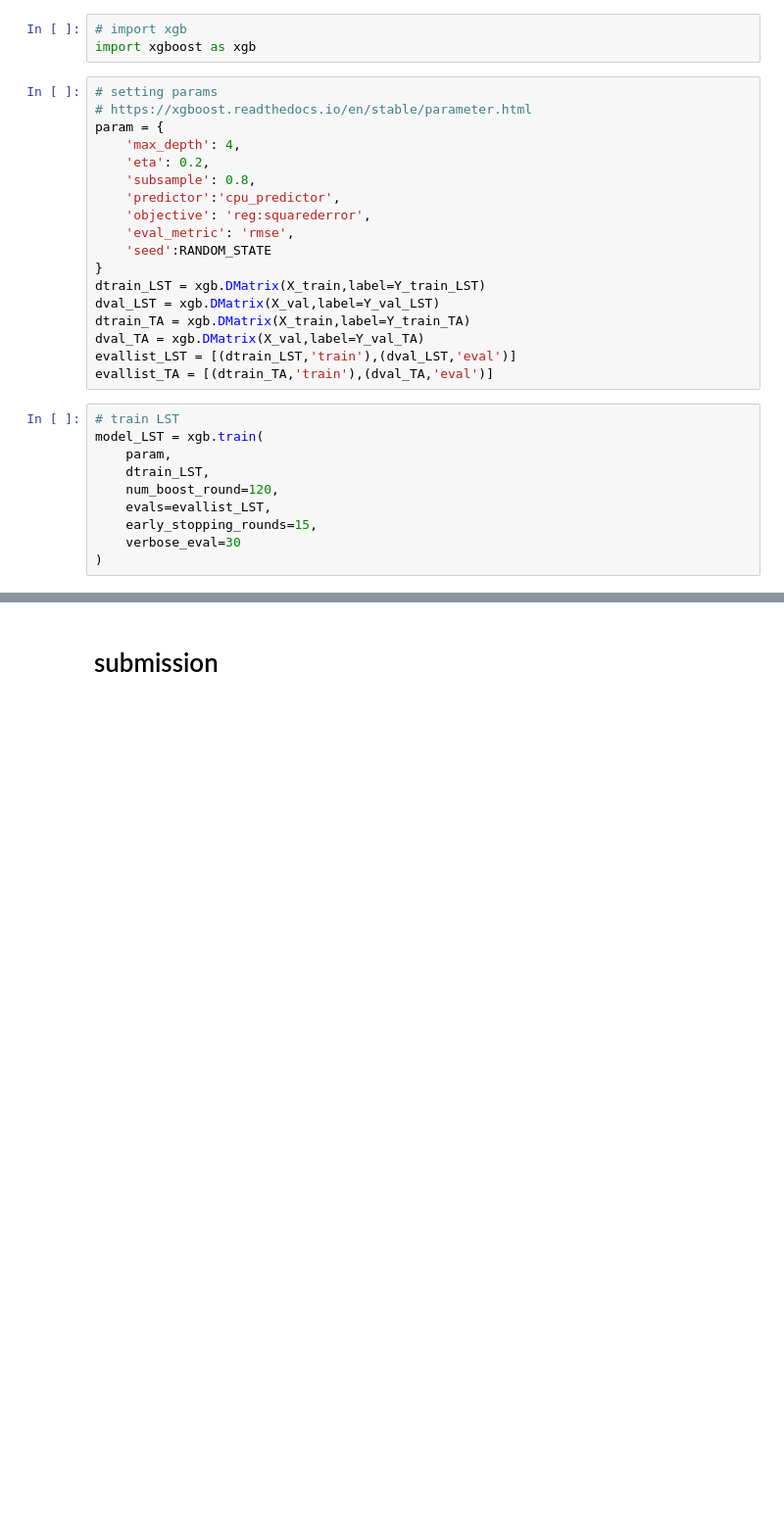
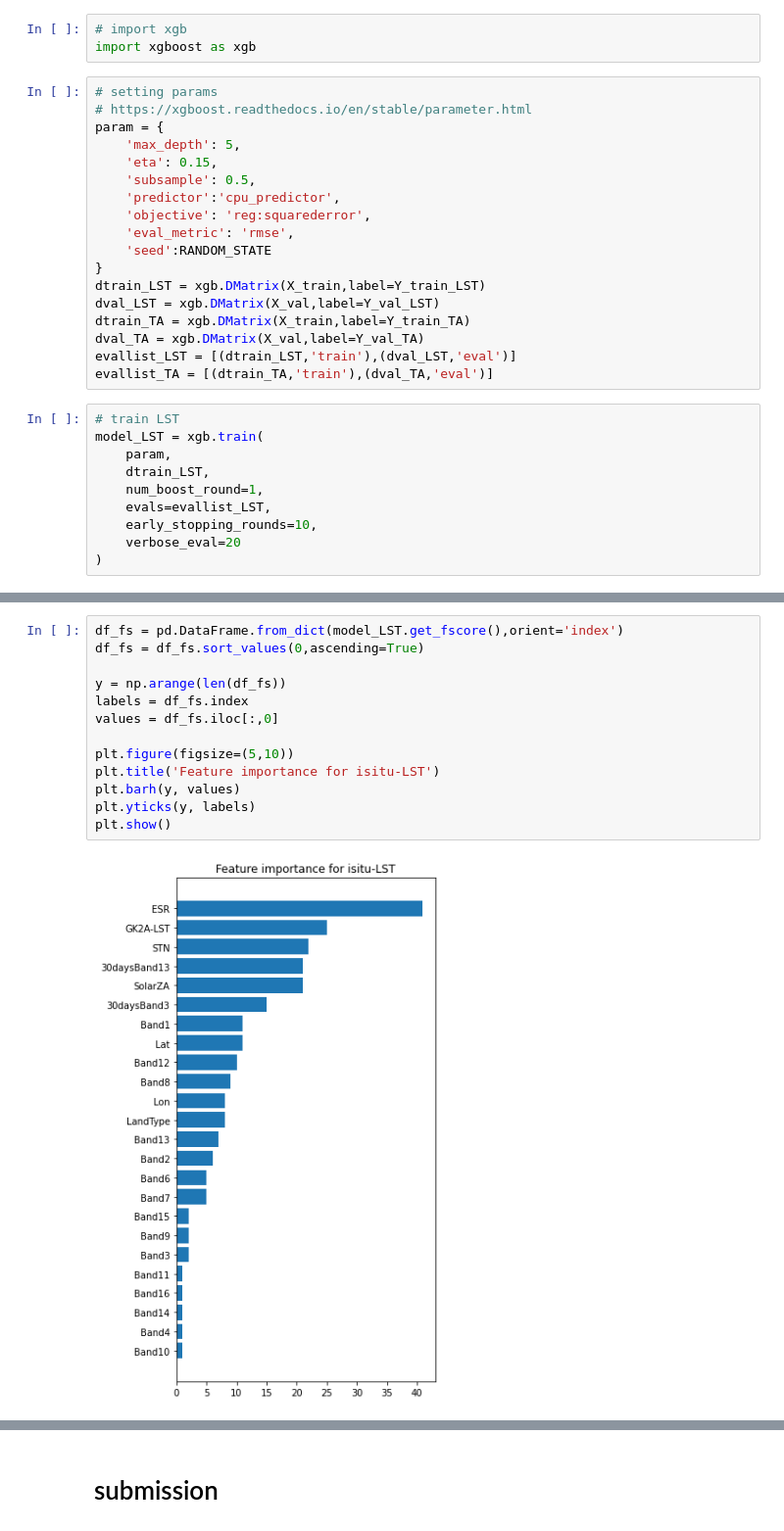
Before and after one commit to luanakwon/GroundTemperature, a Jupyter notebook: GroundTemp.ipynb, the cells around one changed output, grey strips where cells are left out. Shown: that part at 98% size. Cells and saved outputs as stored; diff of their text form; blank space fills up the shorter version.

```diff
--- a/GroundTemp.ipynb
+++ b/GroundTemp.ipynb
@@ -566,9 +566,9 @@ import xgboost as xgb
 # setting params
 # https://xgboost.readthedocs.io/en/stable/parameter.html
 param = {
-    'max_depth': 4,
-    'eta': 0.2,
-    'subsample': 0.8,
+    'max_depth': 5,
+    'eta': 0.15,
+    'subsample': 0.5,
     'predictor':'cpu_predictor',
     'objective': 'reg:squarederror',
     'eval_metric': 'rmse',
@@ -585,9 +585,9 @@ evallist_TA = [(dtrain_TA,'train'),(dval_TA,'eval')]
 model_LST = xgb.train(
     param,
     dtrain_LST,
-    num_boost_round=120,
+    num_boost_round=1,
     evals=evallist_LST,
-    early_stopping_rounds=15,
-    verbose_eval=30
+    early_stopping_rounds=10,
+    verbose_eval=20
 )
 # %% [output]
@@ -615 +598,16 @@ plt.show()
+# %%
+df_fs = pd.DataFrame.from_dict(model_LST.get_fscore(),orient='index')
+df_fs = df_fs.sort_values(0,ascending=True)
+
+y = np.arange(len(df_fs))
+labels = df_fs.index
+values = df_fs.iloc[:,0]
+
+plt.figure(figsize=(5,10))
+plt.title('Feature importance for isitu-LST')
+plt.barh(y, values)
+plt.yticks(y, labels)
+plt.show()
+# %% [output]
+[figure, added]
 # %%
```
Also changed, not shown: parts of 6 cells of this notebook.
